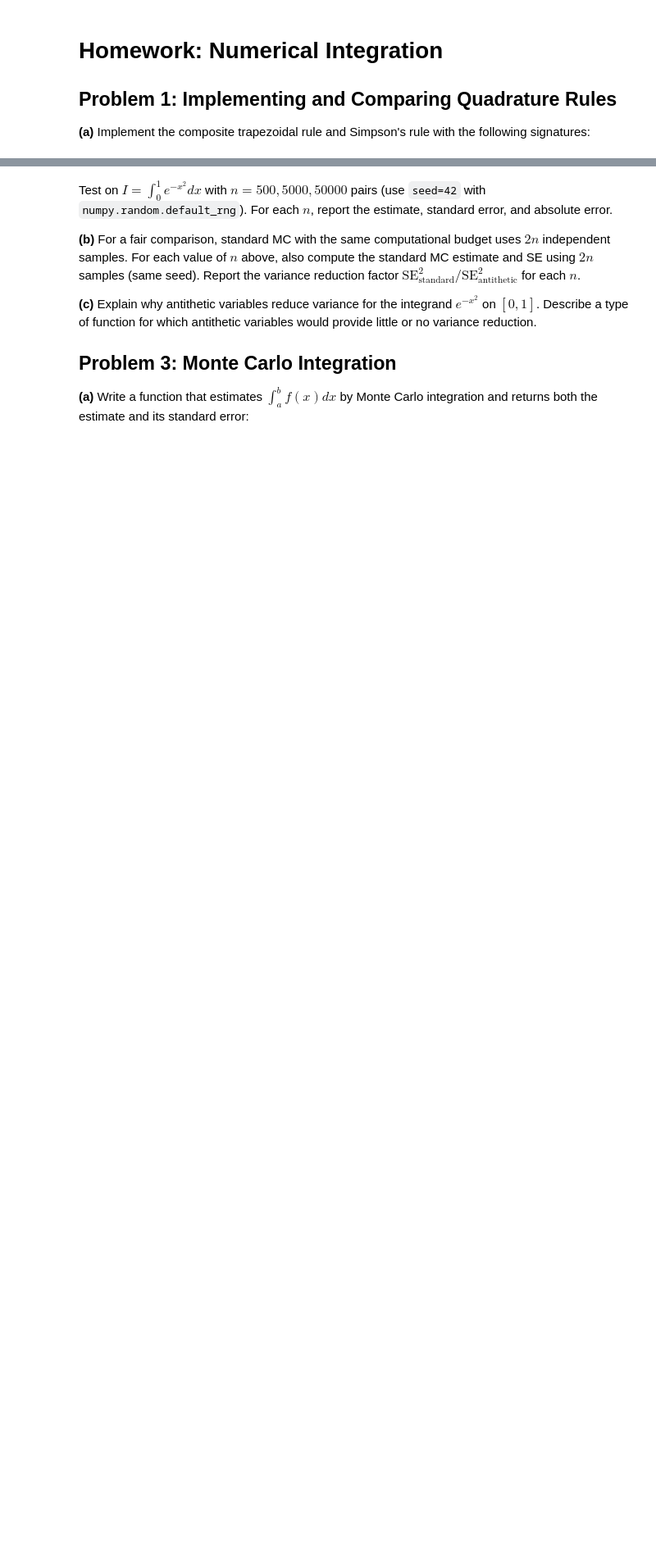
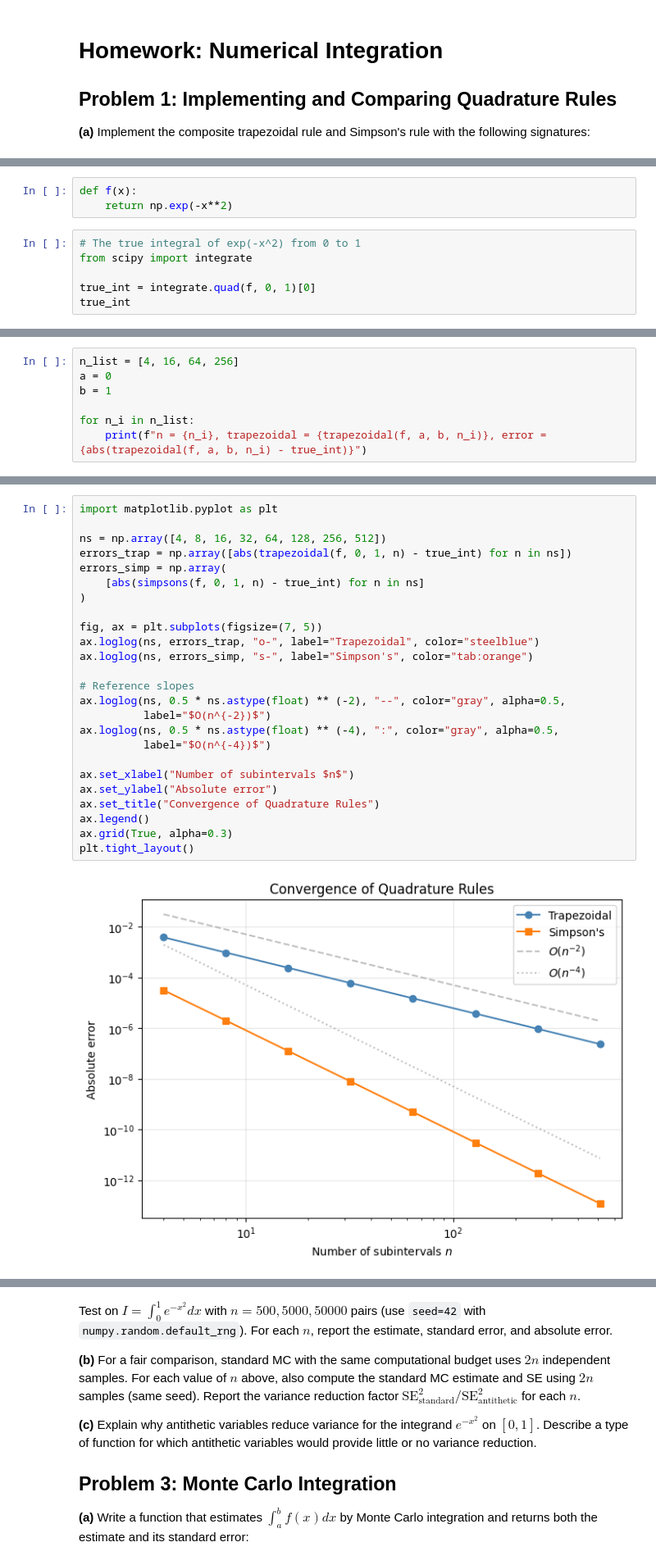
Before and after one commit to CHENGHAO-WANG/735_homework, a Jupyter notebook: hw7/numeric-integration-hw.ipynb, the cells around one changed output, grey strips where cells are left out. Shown at 82% size. Saved outputs shown, nothing was run; the diff lists cells and outputs as text; blank space fills up the shorter version.

```diff
--- a/hw7/numeric-integration-hw.ipynb
+++ b/hw7/numeric-integration-hw.ipynb
@@ -48,0 +32,9 @@ def simpsons(f, a, b, n):
+# %%
+def f(x):
+    return np.exp(-x**2)
+# %%
+# The true integral of exp(-x^2) from 0 to 1
+from scipy import integrate
+
+true_int = integrate.quad(f, 0, 1)[0]
+true_int
@@ -48,0 +43,7 @@ def simpsons(f, a, b, n):
+# %%
+n_list = [4, 16, 64, 256]
+a = 0
+b = 1
+
+for n_i in n_list:
+    print(f"n = {n_i}, trapezoidal = {trapezoidal(f, a, b, n_i)}, error = {abs(trapezoidal(f, a, b, n_i) - true_int)}")
@@ -58,0 +92,27 @@ Standard Monte Carlo integration draws independent uniform samples to estimate a
+# %%
+import matplotlib.pyplot as plt
+
+ns = np.array([4, 8, 16, 32, 64, 128, 256, 512])
+errors_trap = np.array([abs(trapezoidal(f, 0, 1, n) - true_int) for n in ns])
+errors_simp = np.array(
+    [abs(simpsons(f, 0, 1, n) - true_int) for n in ns]
+)
+
+fig, ax = plt.subplots(figsize=(7, 5))
+ax.loglog(ns, errors_trap, "o-", label="Trapezoidal", color="steelblue")
+ax.loglog(ns, errors_simp, "s-", label="Simpson's", color="tab:orange")
+
+# Reference slopes
+ax.loglog(ns, 0.5 * ns.astype(float) ** (-2), "--", color="gray", alpha=0.5,
+          label="$O(n^{-2})$")
+ax.loglog(ns, 0.5 * ns.astype(float) ** (-4), ":", color="gray", alpha=0.5,
+          label="$O(n^{-4})$")
+
+ax.set_xlabel("Number of subintervals $n$")
+ax.set_ylabel("Absolute error")
+ax.set_title("Convergence of Quadrature Rules")
+ax.legend()
+ax.grid(True, alpha=0.3)
+plt.tight_layout()
+# %% [output]
+[figure, added]
```
Also changed, not shown: parts of 8 cells of this notebook.
